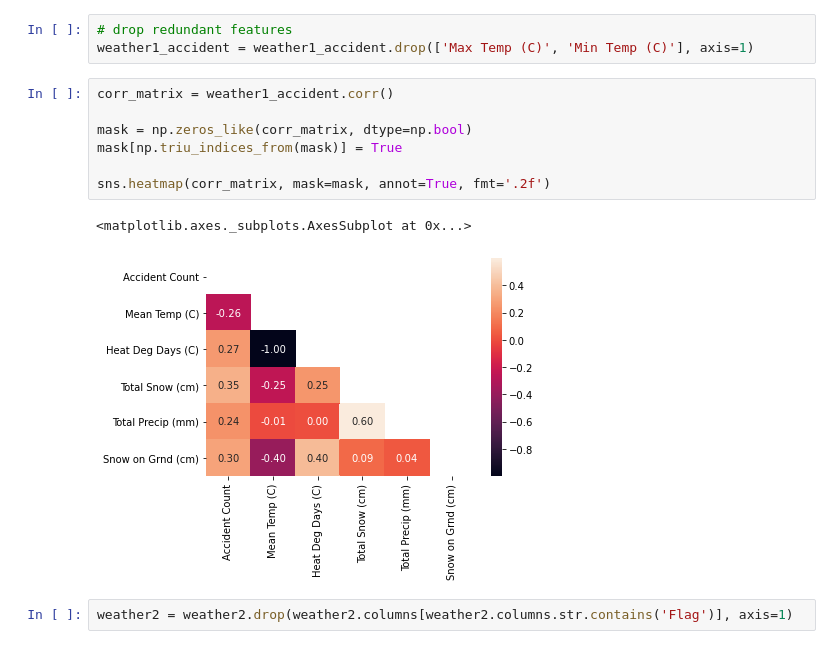
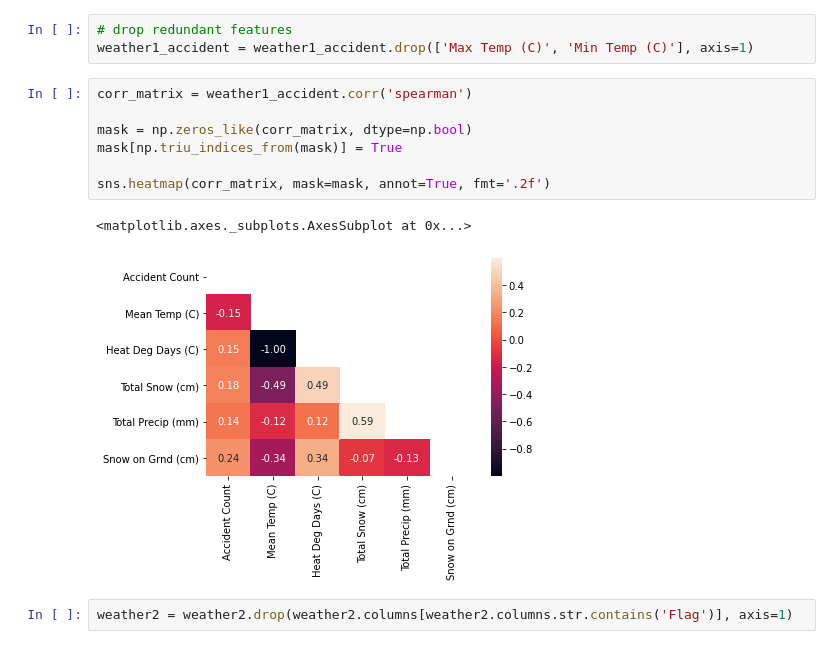
Before and after one commit to Karenzhang7717/ENSF592_YYC_Project, a Jupyter notebook: Phase II/Traffic_Weather.ipynb, the cells around one changed output. Drawn from its saved outputs; the diff is of its cells as text.

```diff
--- a/Phase II/Traffic_Weather.ipynb
+++ b/Phase II/Traffic_Weather.ipynb
@@ -140,15 +140,15 @@ weather1_accident = weather1_accident.drop(['Cool Deg Days (C)', 'Total Rain (mm
 # drop redundant features
 weather1_accident = weather1_accident.drop(['Max Temp (C)', 'Min Temp (C)'], axis=1)
 # %%
-corr_matrix = weather1_accident.corr()
+corr_matrix = weather1_accident.corr('spearman')
 
 mask = np.zeros_like(corr_matrix, dtype=np.bool)
 mask[np.triu_indices_from(mask)] = True
 
 sns.heatmap(corr_matrix, mask=mask, annot=True, fmt='.2f')
 # %% [output]
 <matplotlib.axes._subplots.AxesSubplot at 0x...>
-[figure, old version]
+[figure, new version]
 # %%
 weather2 = weather2.drop(weather2.columns[weather2.columns.str.contains('Flag')], axis=1)
 # %%
```
Also changed, not shown: parts of 3 cells of this notebook, 2 other files.
